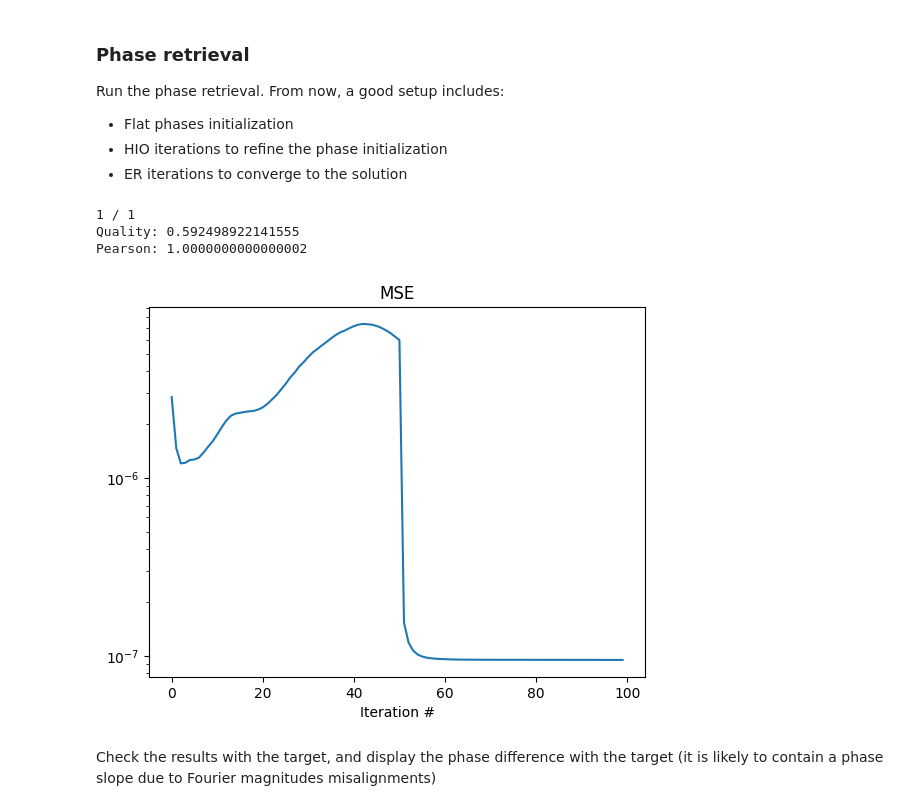
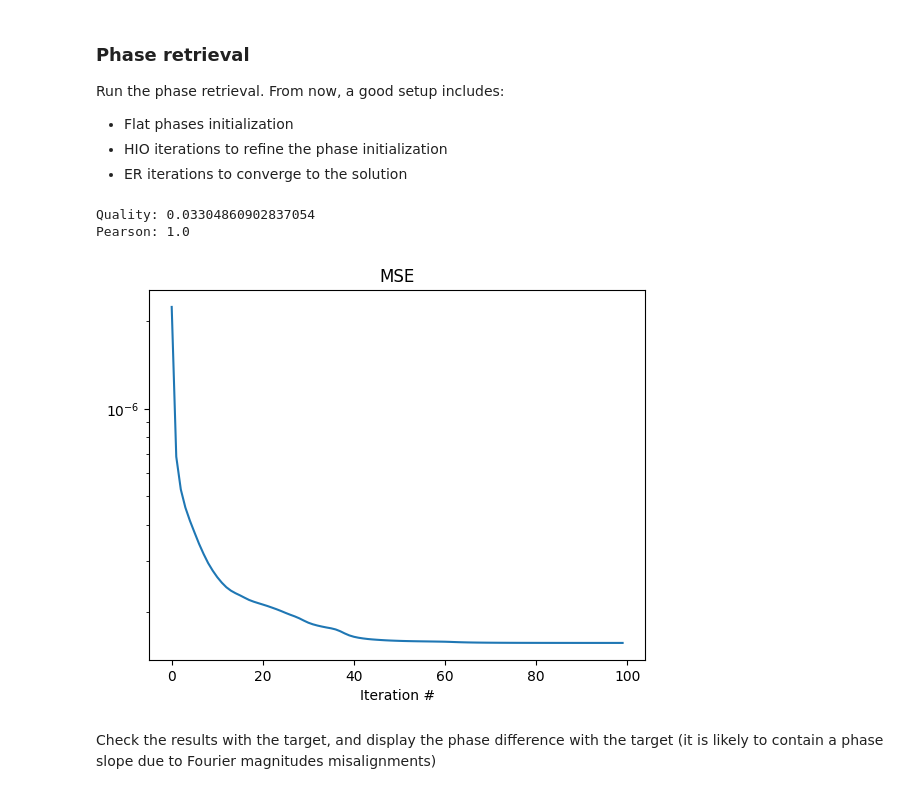
Before and after one commit to jysru/Speckle-Retrieval, a Jupyter notebook: notebooks/experimental_speckle_retrieval_with_correction.ipynb, the cells around one changed output. Drawn from its saved outputs; the diff is of its cells as text; code cells hidden in the pictures.

```diff
--- a/notebooks/experimental_speckle_retrieval_with_correction.ipynb
+++ b/notebooks/experimental_speckle_retrieval_with_correction.ipynb
@@ -118,21 +115,22 @@ Run the phase retrieval. From now, a good setup includes:
 - ER iterations to converge to the solution
 # %%
 init = spr.initializers.flat_phases(np.abs(field))
-y_hat, ft_hat, results = spr.retrieval.hio_er_fourier((np.abs(field), np.abs(ft)), support, pad=None, init=init, beta=0.99, max_iter=1, max_er_iter=50, max_hio_iter=50)
+# y_hat, ft_hat, results = spr.retrieval.hio_er_fourier((np.abs(field), np.abs(ft)), support, pad=None, init=init, beta=0.99, max_iter=1, max_er_iter=50, max_hio_iter=50)
+y_hat, ft_hat, results = spr.retrieval.error_reduction_fourier((np.abs(field), np.abs(ft)), support, pad=None, init=init, max_iter=100)
+
 
 print(f"Quality: {spr.metrics.quality(y_hat[support], field[support])}")
 print(f"Pearson: {spr.metrics.pearson(y_hat[support], field[support])}")
 
 plt.figure()
 plt.plot(results['mse_plane2'], label='Fourier MSE')
 plt.title('MSE')
 plt.xlabel('Iteration #')
 plt.yscale('log')
 # %% [output]
-1 / 1
-Quality: 0.592498922141555
-Pearson: 1.0000000000000002
+Quality: 0.03304860902837054
+Pearson: 1.0
-[figure, old version]
+[figure, new version]
 # %% [markdown]
 Check the results with the target, and display the phase difference with the target (it is likely to contain a phase slope due to Fourier magnitudes misalignments)
 # %%
```
Also changed, not shown: parts of 9 cells of this notebook.
